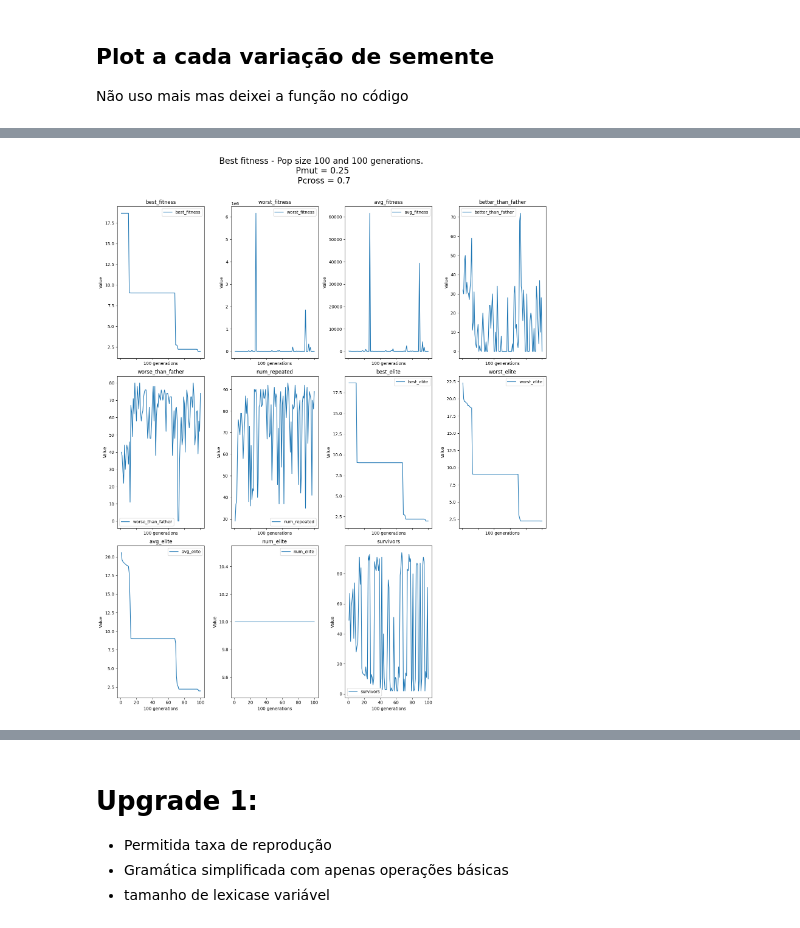
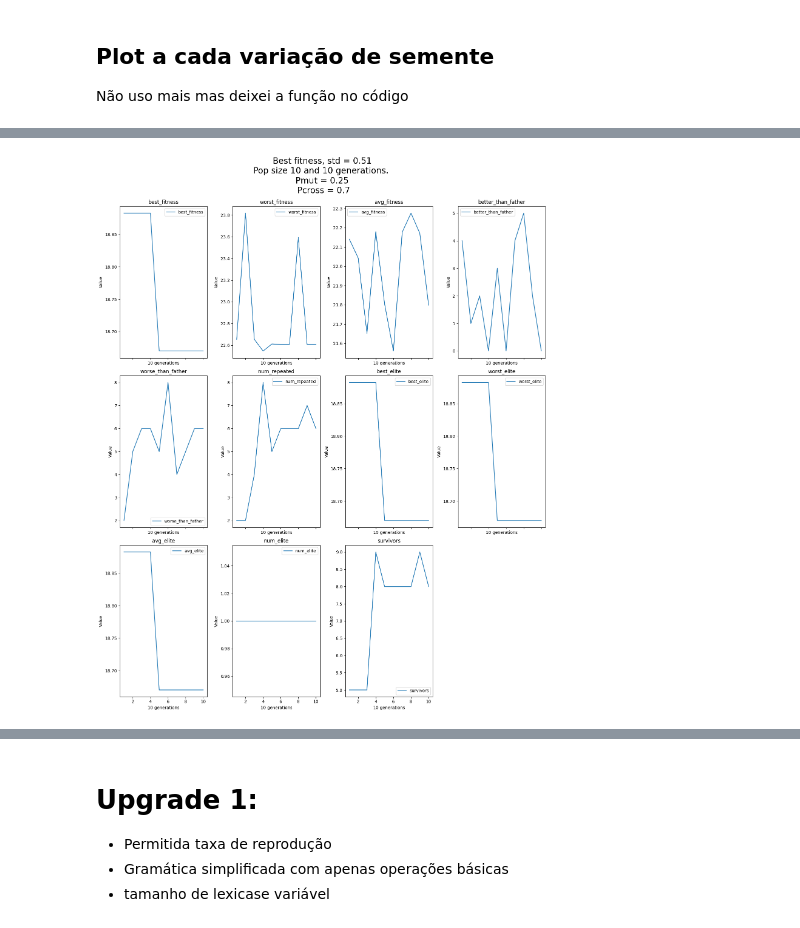
Before and after one commit to diogoneiss/Structured-Grammar-Evolution-in-Numba, a Jupyter notebook: tp1.ipynb, the cells around one changed output, grey strips where cells are left out. Drawn from its saved outputs; the diff is of its cells as text; code cells hidden in the pictures.

```diff
--- a/tp1.ipynb
+++ b/tp1.ipynb
@@ -38,7 +38,7 @@ cache_file = "cache.csv"
 cache = None
 # Create an empty DataFrame if cache file doesn't exist
 if not os.path.isfile(cache_file):
-    cache = pd.DataFrame(columns=["file","population_size", "generations", "final_fitness",  "p_mutation", "p_crossover", "elite_percentage", "tournament_size", "max_depth", "mean_stats", "best_gen_stats", "stds", "std_last_gen", "grammar"])
+    cache = pd.DataFrame(columns=["file","population_size", "generations", "final_fitness", "final_std",  "p_mutation", "p_crossover", "elite_percentage", "tournament_size", "max_depth", "mean_stats", "best_gen_stats", "stds", "std_last_gen", "grammar"])
 else:
     # If cache file exists, read it into a DataFrame
     cache = pd.read_csv(cache_file)
@@ -121,12 +121,13 @@ def save_cache(cache_df, data, final_fitness, file, run_parameters):
     best_gen_stats_json = serialize_data(best_gen_stats)
     stds_json = serialize_data(stds)
     grammar_json = serialize_data(grammar)
-
+    final_std = stds[-1][0]
     new_row = {
         "file": file,
         "population_size": population_size,
         "generations": generation_count,
         "final_fitness": final_fitness,
+        "final_std" : final_std,
         "p_mutation": mutation_rate,
         "p_crossover": crossover_rate,
         "elite_percentage": elite_percentage,
@@ -870,7 +905,6 @@ def run_random_variations(train_filename, run_parameters, base_seed=0, change_to
 
     best_fitness_experiment = 0
     best_fitness_value = 10000000
-    base_seed = base_seed
     for i in tqdm(range(random_iterations), desc="Random iterations"):
         base_seed += 1
         seed(base_seed)
@@ -891,12 +925,75 @@ def run_random_variations(train_filename, run_parameters, base_seed=0, change_to
     mean_stats = np.mean(stats_list, axis=0)
 
     stds_across_stats = np.std(stats_list, axis=0)
+    std_final_gen = round(stds_across_stats[-1, 0], 2)
+    print("Stds of the problem across generations")
+    for i in range(len(index_to_variable_name)):
+        print(f"{index_to_variable_name[i]}: {stds_across_stats[-1, i]}")
+
+
+    title = f"Pop size {run_parameters['population_size']} and {run_parameters['generations']} generations. \nPmut = {run_parameters['p_mutation']}\n Pcross = {run_parameters['p_crossover']}"
+
+
+
+    plot_stats(mean_stats, index_to_variable_name, f"Mean values for {random_iterations} runs, std = {std_final_gen}\n{title}")
+    plot_stats(stats_list[best_fitness_experiment], index_to_variable_name, f"Best fitness, std = {std_final_gen}\n{title}")
+
+    return mean_stats, stats_list[best_fitness_experiment],  final_genotypes_list[best_fitness_experiment], stds_across_stats, final_used_grammar
+
+from multiprocessing import Pool
+
+
+def run_iteration(i, base_seed, run_parameters, variable_matrix, y, change_tournament_size):
+    base_seed = base_seed + i
+    seed(base_seed)
+    np.random.seed(base_seed)
+
+    run_stats, run_final_genotypes, used_grammar = genetic_programming(run_parameters['generations'], run_parameters['population_size'], run_parameters["max_depth"], run_parameters["p_mutation"], run_parameters["p_crossover"], run_parameters["elite_percentage"], variable_matrix, y, run_parameters["tournament_size"], change_tournament_size, True)
+    return run_stats, run_final_genotypes, used_grammar
+
+
+# Não uso pq o speedup é minimo, não melhora muito o tempo de execução, q é em torno de 12minutos
+# talvez se dê pelo problema com o Global Interpreter Lock do python
+def run_random_variations_concurrent(train_filename, run_parameters, base_seed=0, change_tournament_size=True):
+    df_train = pd.read_csv(train_filename, header=None)
+
+    variable_matrix, y = parse_df(df_train)
+
+    stats_list = []
+    final_genotypes_list = []
+    final_used_grammar = None
+
+    print(f"Experiments with  {run_parameters['generations']} generations and population size {run_parameters['population_size']}")
+    random_iterations = 10
+
+    best_fitness_experiment = 0
+    best_fitness_value = 10000000
+
+    with Pool() as p:
+        results = p.map(run_iteration, [(i, base_seed, run_parameters, variable_matrix, y, change_tournament_size) for i in range(random_iterations)])
+
+    #results = []
+    #for i in range(random_iterations):
+    #    results.append(run_iteration(i, base_seed, run_parameters, variable_matrix, y, change_tournament_size))
+
+
+    stats_list = [result[0] for result in results]
+    final_genotypes_list = [result[1] for result in results]
+    final_used_grammar = results[-1][2]
+    mean_stats = np.mean(stats_list, axis=0)
+
+    stds_across_stats = np.std(stats_list, axis=0)
 
     print("Stds of the problem across generations")
     for i in range(len(index_to_variable_name)):
         print(f"{index_to_variable_name[i]}: {stds_across_stats[-1, i]}")
 
-
+    # get the best fitness (oth index) from the last generation
+    fitness_list = [stats[-1, 0] for stats in stats_list]
+    for i, fitness in enumerate(fitness_list):
+        if fitness < best_fitness_value:
+            best_fitness_value = fitness
+            best_fitness_experiment = i
     title = f"Pop size {run_parameters['population_size']} and {run_parameters['generations']} generations. \nPmut = {run_parameters['p_mutation']}\n Pcross = {run_parameters['p_crossover']}"
 
     plot_stats(mean_stats, index_to_variable_name, f"Mean values for {random_iterations} runs - {title}")
@@ -906,9 +1003,12 @@ def run_random_variations(train_filename, run_parameters, base_seed=0, change_to
 
 
 
+
+
+
 run_parameters = {
-    "generations": 100,
-    "population_size": 100,
+    "generations": 10,
+    "population_size": 10,
     "max_depth": 5,
     "p_mutation": 0.25,
     "p_crossover": 0.7,
@@ -920,5 +1020,8 @@ agg, best_gen_stats, best_genotypes, stds, grammar = run_random_variations("synt
 
 data_cache = (agg, best_gen_stats, best_genotypes, stds, grammar)
 final_fitness = best_gen_stats[-1, 0]
-cache = save_cache(cache, data_cache, final_fitness, "synth1/synth1-train.csv", run_parameters)
+print("final fitness: ", final_fitness)
+final_std = stds[-1][0]
+print(final_std)
+#cache = save_cache(cache, data_cache, final_fitness, "synth1/synth1-train.csv", run_parameters)
 # %% [output]
@@ -939 +1042 @@ survivors: 32.438403166617185
-[figure, old version]
+[figure, new version]
```
Also changed, not shown: parts of 15 cells of this notebook, 8 other files.
